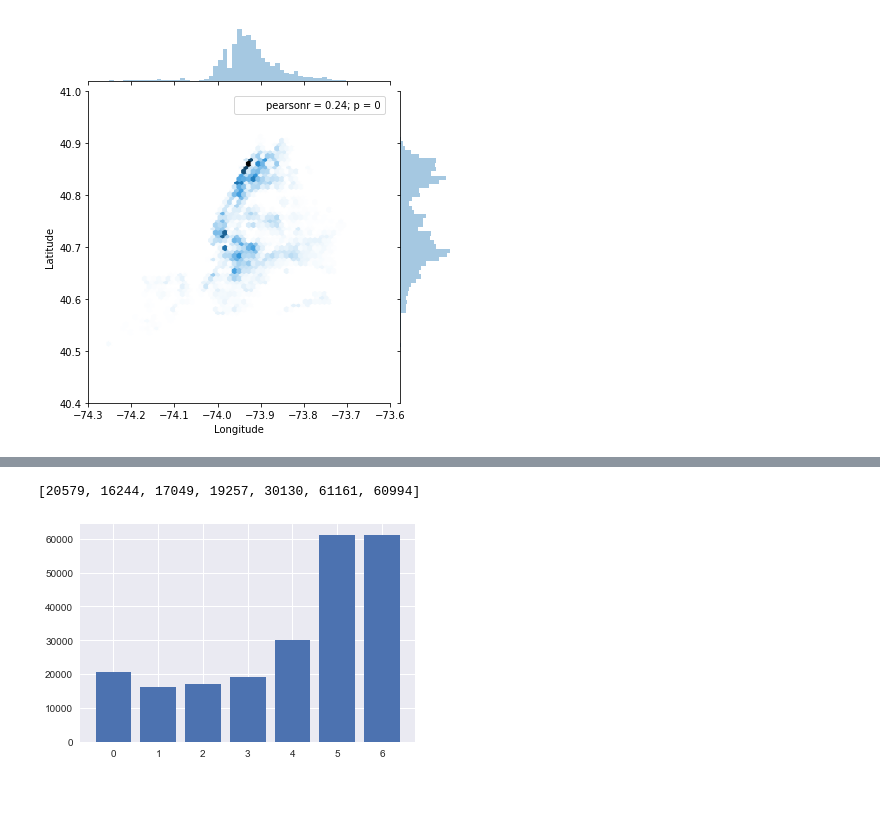
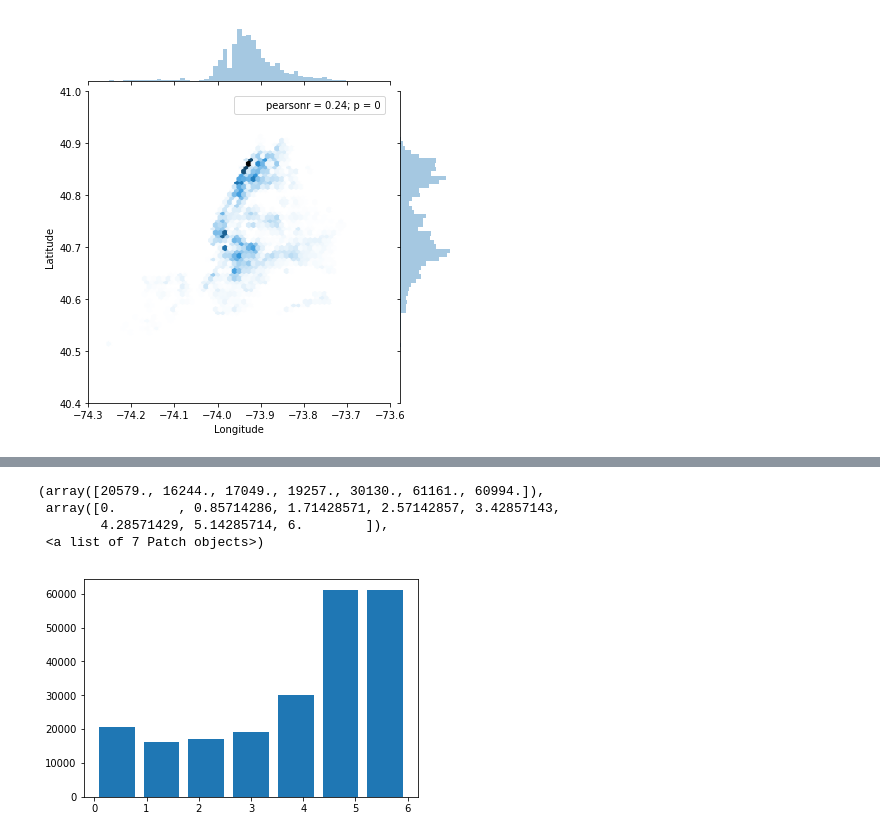
Before and after one commit to TrifectaIII/Data-Science-Final, a Jupyter notebook: DataScienceFinal.ipynb, the cells around one changed output, grey strips where cells are left out. Saved outputs shown, nothing was run; the diff lists cells and outputs as text; code cells hidden in the pictures; blank space fills up the shorter version.

```diff
--- a/DataScienceFinal.ipynb
+++ b/DataScienceFinal.ipynb
@@ -292,10 +261,11 @@ num_calls = [len(mon), len(tues), len(wed), len(thurs), len(fri), len(sat), len(
-# %%
-# currently a bar plot, could have been a histogram but why not
-plt.bar(y_pos, num_calls)
-num_calls
-# %% [output]
-[20579, 16244, 17049, 19257, 30130, 61161, 60994]
-[figure, removed]
+# %%
+plt.hist(calldata['WeekdayInt'],bins = 7, rwidth = 0.8)
+# %% [output]
+(array([20579., 16244., 17049., 19257., 30130., 61161., 60994.]),
+ array([0.        , 0.85714286, 1.71428571, 2.57142857, 3.42857143,
+        4.28571429, 5.14285714, 6.        ]),
+ <a list of 7 Patch objects>)
+[figure, added]
 # %%
 #Locations by weekday
 
```
Also changed, not shown: parts of 18 cells of this notebook.
